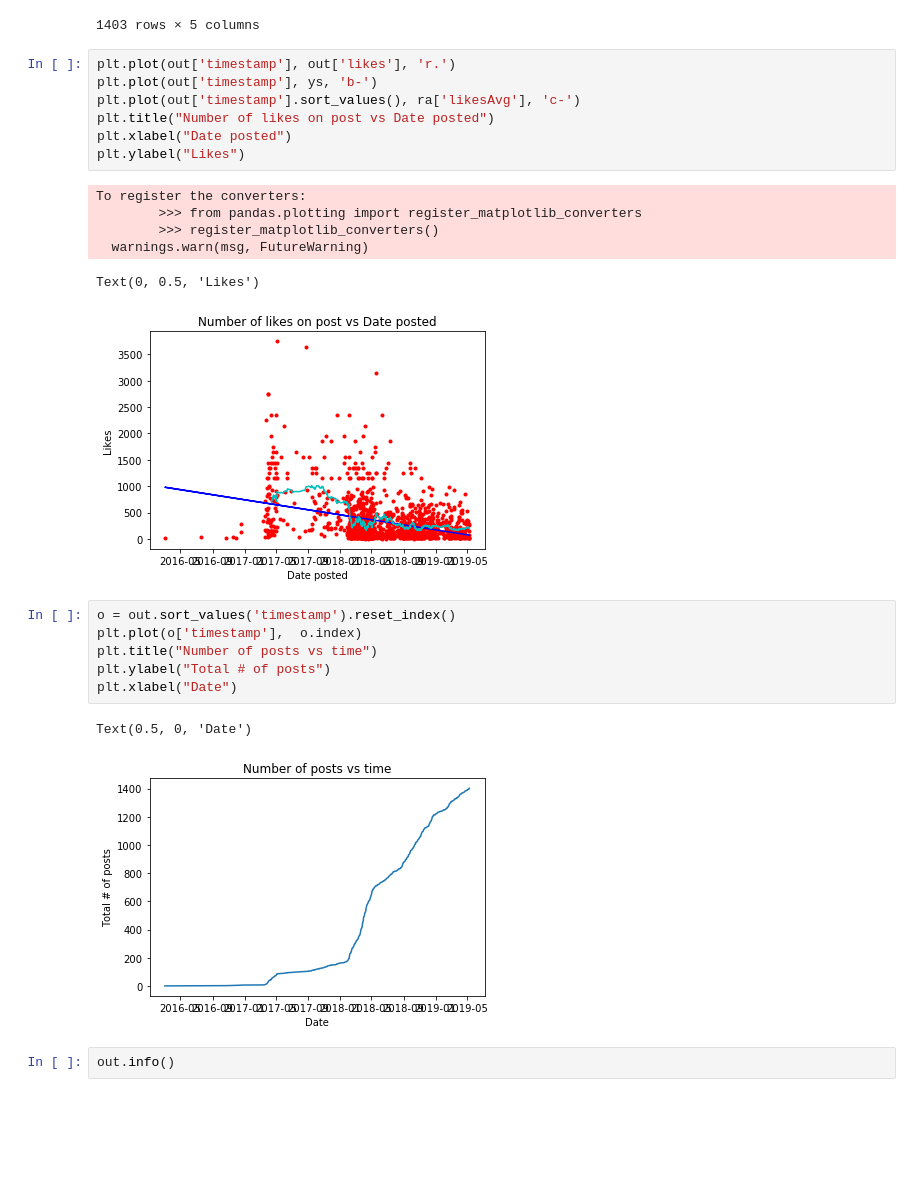
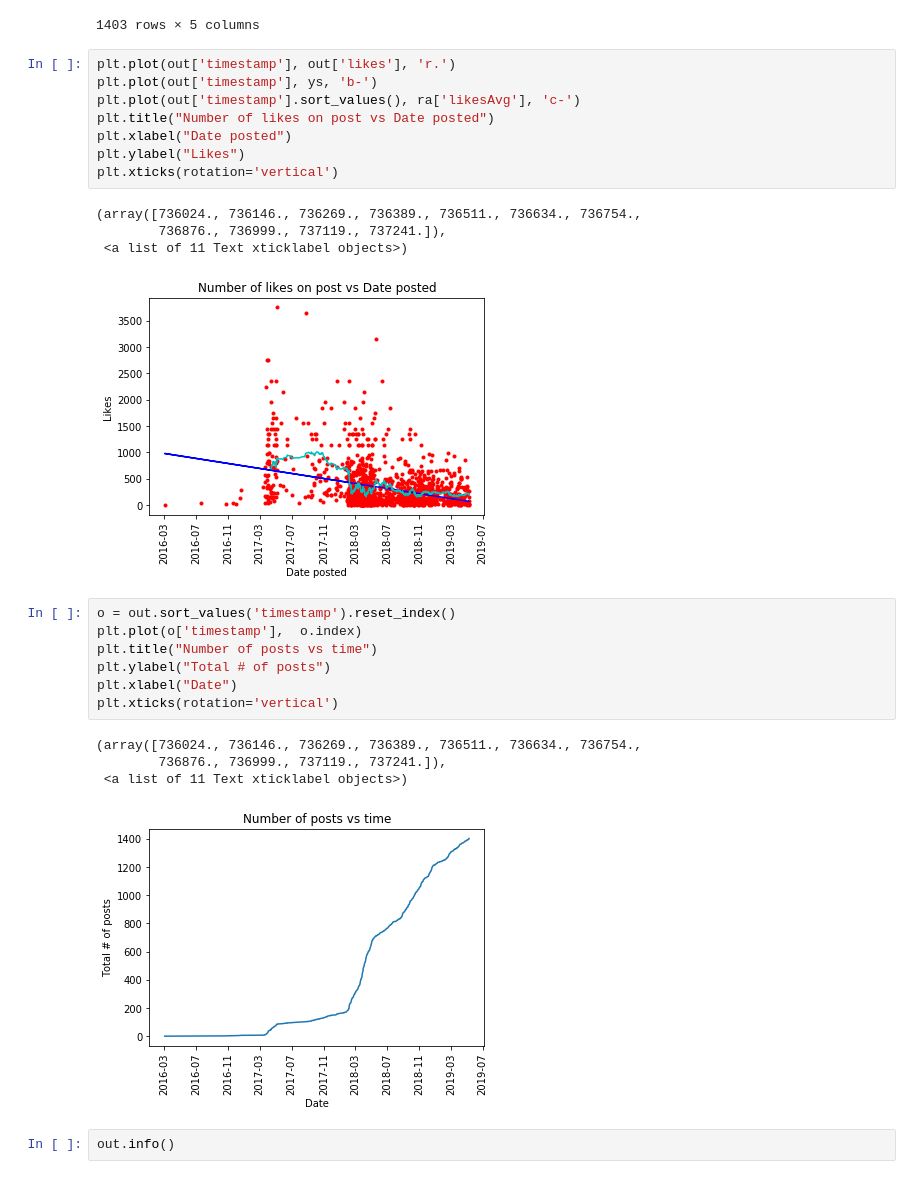
Before and after one commit to abhisuri97/meme-analysis, a Jupyter notebook: Meme-Analysis.ipynb, the cells around one changed output. Drawn from its saved outputs; the diff is of its cells as text; blank space fills up the shorter version.

```diff
--- a/Meme-Analysis.ipynb
+++ b/Meme-Analysis.ipynb
@@ -96,26 +96,28 @@ LinregressResult(slope=-9.039112046654211e-15, intercept=980.0843724982667, rval
 # %%
 plt.plot(out['timestamp'], out['likes'], 'r.')
 plt.plot(out['timestamp'], ys, 'b-')
 plt.plot(out['timestamp'].sort_values(), ra['likesAvg'], 'c-')
 plt.title("Number of likes on post vs Date posted")
 plt.xlabel("Date posted")
 plt.ylabel("Likes")
+plt.xticks(rotation='vertical')
 # %% [output]
-To register the converters:
-        >>> from pandas.plotting import register_matplotlib_converters
-        >>> register_matplotlib_converters()
-  warnings.warn(msg, FutureWarning)
+(array([736024., 736146., 736269., 736389., 736511., 736634., 736754.,
+        736876., 736999., 737119., 737241.]),
+ <a list of 11 Text xticklabel objects>)
-Text(0, 0.5, 'Likes')
-[figure, old version]
+[figure, new version]
 # %%
 o = out.sort_values('timestamp').reset_index()
 plt.plot(o['timestamp'],  o.index)
 plt.title("Number of posts vs time")
 plt.ylabel("Total # of posts")
 plt.xlabel("Date")
+plt.xticks(rotation='vertical')
 # %% [output]
-Text(0.5, 0, 'Date')
+(array([736024., 736146., 736269., 736389., 736511., 736634., 736754.,
+        736876., 736999., 737119., 737241.]),
+ <a list of 11 Text xticklabel objects>)
-[figure, old version]
+[figure, new version]
 # %%
 out.info()
 # %% [output]
```
Also changed, not shown: parts of 2 cells of this notebook.
